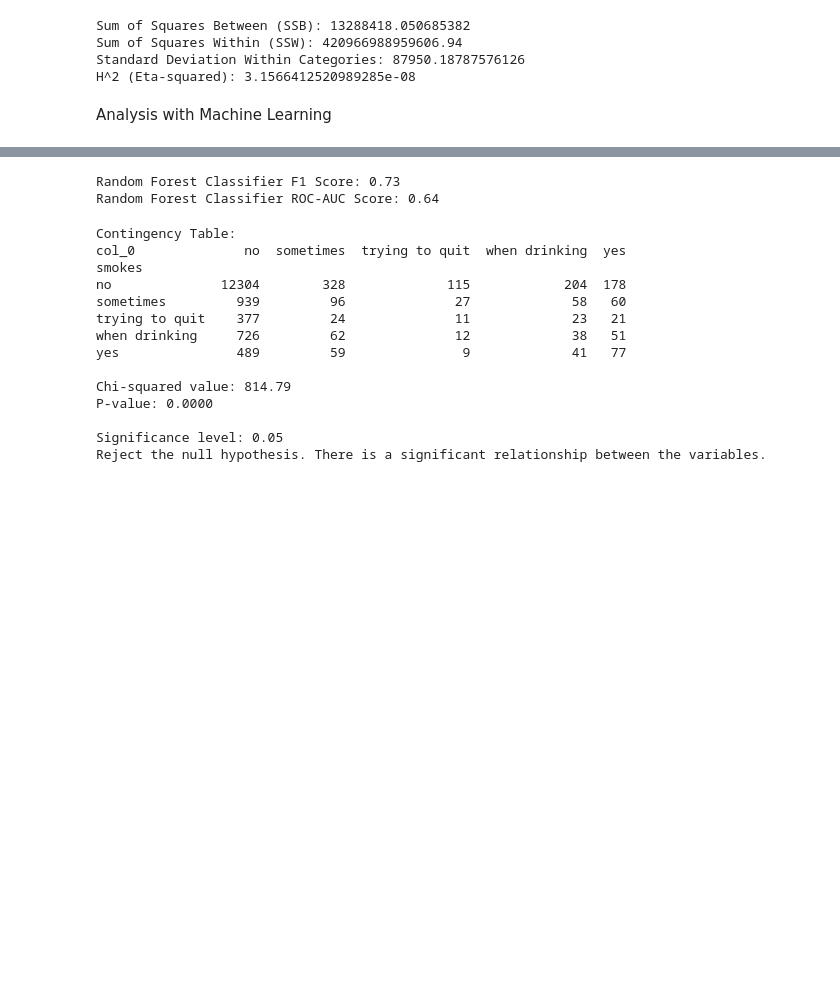
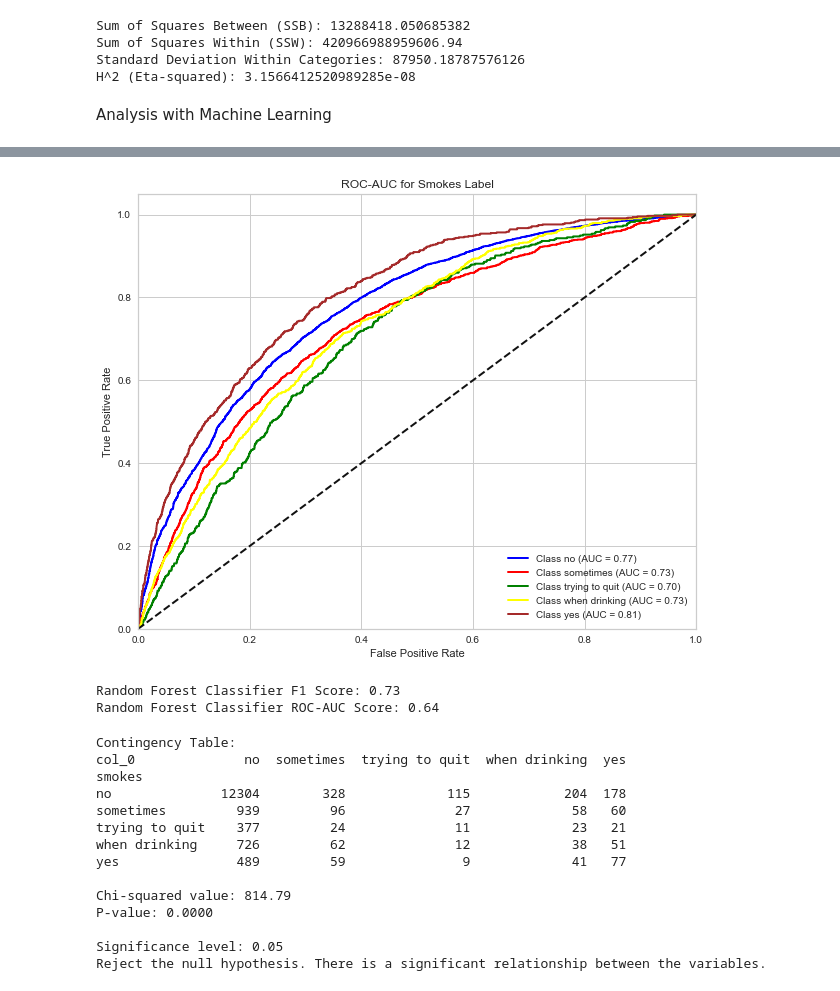
Before and after one commit to tamas66/Thesis-Analysis, a Jupyter notebook: Smokes_test.ipynb, the cells around one changed output, grey strips where cells are left out. Saved outputs shown, nothing was run; the diff lists cells and outputs as text; code cells hidden in the pictures; blank space fills up the shorter version.

```diff
--- a/Smokes_test.ipynb
+++ b/Smokes_test.ipynb
@@ -656,3 +659,39 @@ Confusion Matrix:
+# %%
+import matplotlib.pyplot as plt
+from sklearn.metrics import roc_curve, auc
+from sklearn.preprocessing import label_binarize
+from itertools import cycle
+
+# Binarize the labels
+y_test_bin = label_binarize(y_test_fit, classes=best_model_fit.classes_)
+
+# Compute ROC curve and ROC area for each class
+fpr = dict()
+tpr = dict()
+roc_auc = dict()
+
+for i in range(len(best_model_fit.classes_)):
+    fpr[i], tpr[i], _ = roc_curve(y_test_bin[:, i], best_model_fit.predict_proba(X_test_fit)[:, i])
+    roc_auc[i] = auc(fpr[i], tpr[i])
+
+# Plotting
+plt.figure(figsize=(10, 8))
+colors = cycle(['blue', 'red', 'green', 'yellow', 'brown', 'orange'])  # Add more colors if needed
+
+for i, color in zip(range(len(best_model_fit.classes_)), colors):
+    plt.plot(fpr[i], tpr[i], color=color, lw=2,
+             label=f'Class {best_model_fit.classes_[i]} (AUC = {roc_auc[i]:0.2f})')
+
+plt.plot([0, 1], [0, 1], 'k--', lw=2)
+plt.xlim([0.0, 1.0])
+plt.ylim([0.0, 1.05])
+plt.xlabel('False Positive Rate')
+plt.ylabel('True Positive Rate')
+plt.title('ROC-AUC for Smokes Label')
+plt.legend(loc="lower right")
+plt.show()
+# %% [output]
+[figure, added]
 # %%
 random_forest_classifier = RandomForestClassifier(n_estimators=100, random_state=1312)
 random_forest_classifier.fit(X_train_fit, y_train_fit)
```
Also changed, not shown: parts of 4 cells of this notebook, 2 other files.
